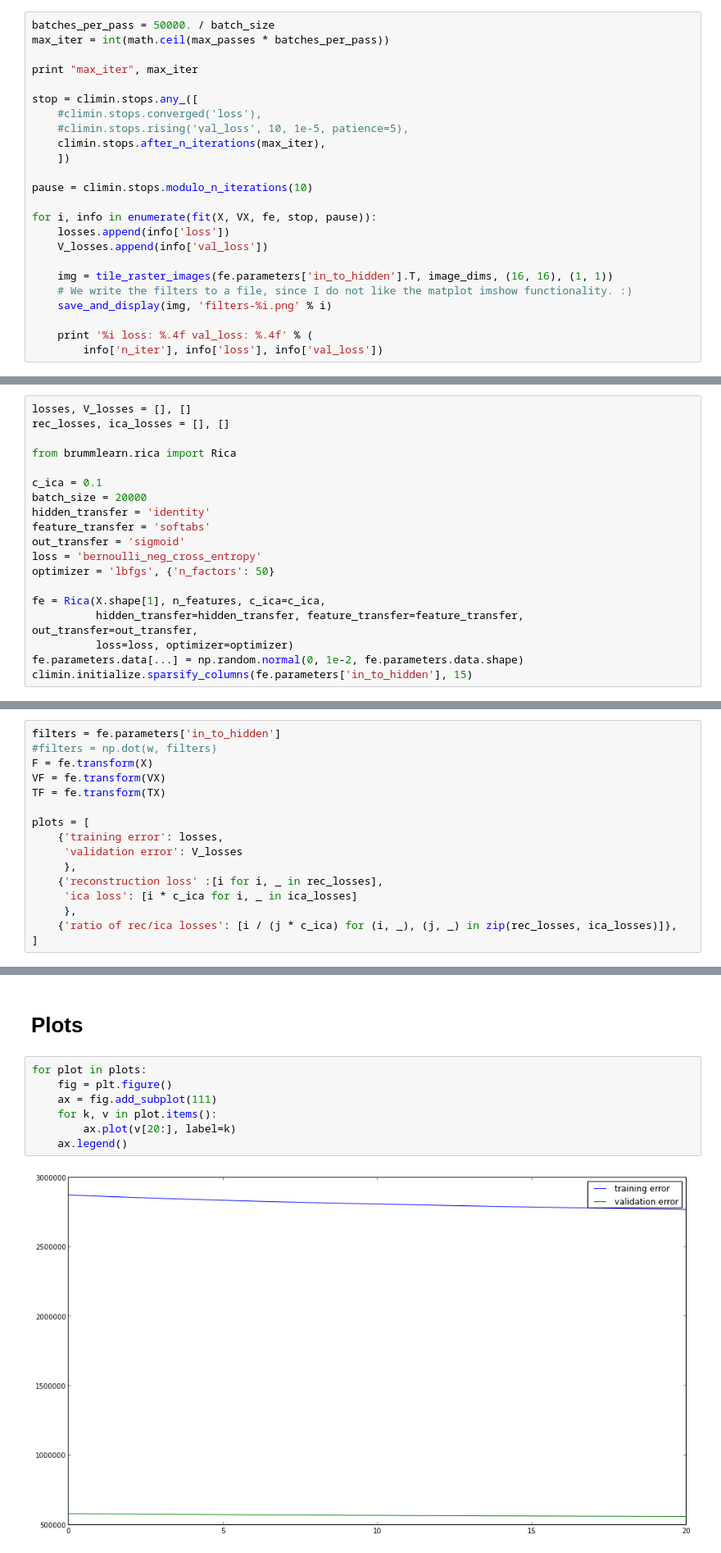
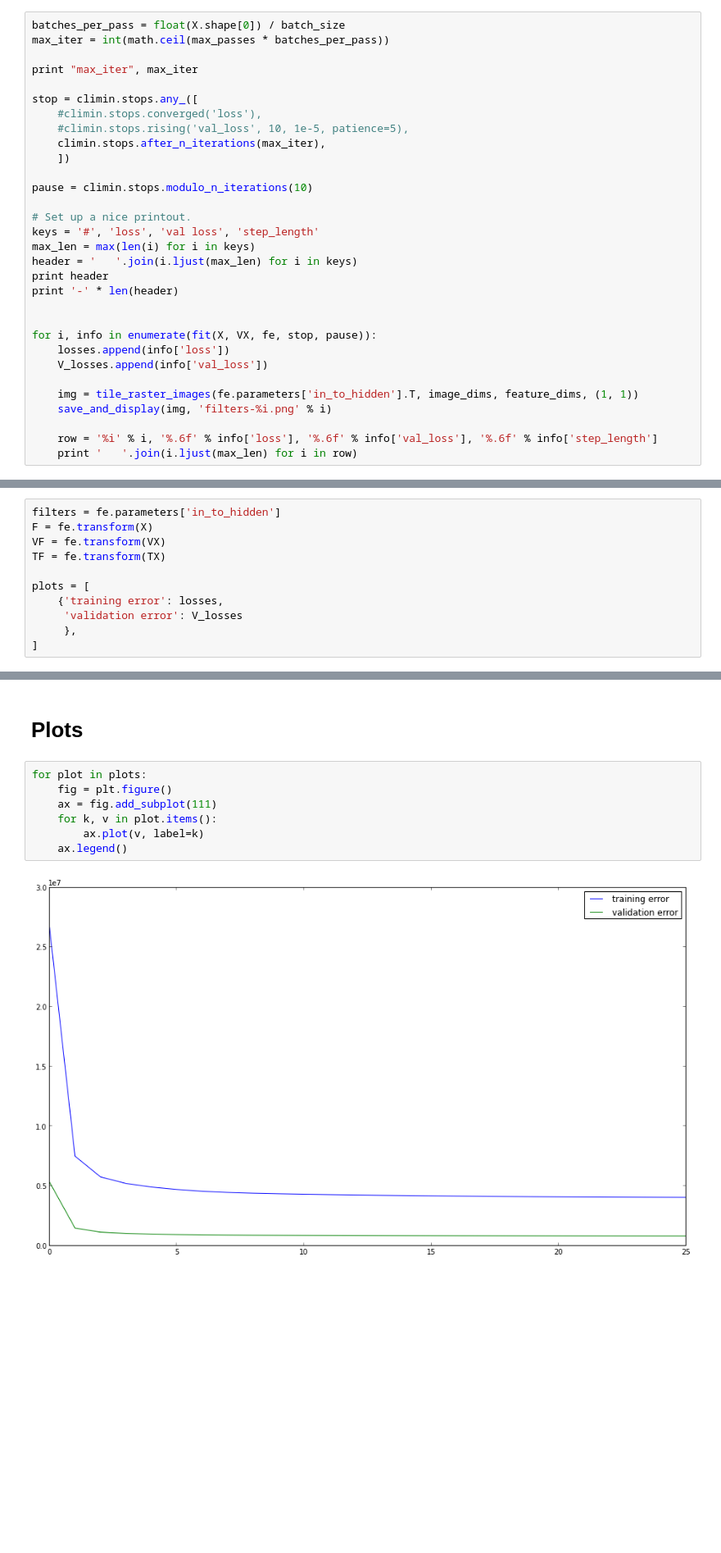
Before and after one commit to breze-no-salt/breze, a Jupyter notebook: notebooks/Auto Encoders on MNIST.ipynb, the cells around one changed output, grey strips where cells are left out. Shown: that part at 82% size. Drawn from its saved outputs; the diff is of its cells as text; blank space fills up the shorter version.

```diff
--- a/notebooks/Auto Encoders on MNIST.ipynb
+++ b/notebooks/Auto Encoders on MNIST.ipynb
@@ -107,5 +151,5 @@ fe.parameters.data[...] = np.random.normal(0, 1e-1, fe.parameters.data.shape)
 # %%
-batches_per_pass = 50000. / batch_size
+batches_per_pass = float(X.shape[0]) / batch_size
 max_iter = int(math.ceil(max_passes * batches_per_pass))
 
 print "max_iter", max_iter
@@ -118,14 +162,21 @@ stop = climin.stops.any_([
 
 pause = climin.stops.modulo_n_iterations(10)
 
+# Set up a nice printout.
+keys = '#', 'loss', 'val loss', 'step_length'
+max_len = max(len(i) for i in keys)
+header = '   '.join(i.ljust(max_len) for i in keys)
+print header
+print '-' * len(header)
+
+
 for i, info in enumerate(fit(X, VX, fe, stop, pause)):
     losses.append(info['loss'])
     V_losses.append(info['val_loss'])
 
-    img = tile_raster_images(fe.parameters['in_to_hidden'].T, image_dims, (16, 16), (1, 1))
-    # We write the filters to a file, since I do not like the matplot imshow functionality. :)
+    img = tile_raster_images(fe.parameters['in_to_hidden'].T, image_dims, feature_dims, (1, 1))
     save_and_display(img, 'filters-%i.png' % i)
 
-    print '%i loss: %.4f val_loss: %.4f' % (
-        info['n_iter'], info['loss'], info['val_loss'])
+    row = '%i' % i, '%.6f' % info['loss'], '%.6f' % info['val_loss'], '%.6f' % info['step_length']
+    print '   '.join(i.ljust(max_len) for i in row)
 # %% [output]
@@ -307,22 +200,3 @@ stopping condition
 # %% [markdown]
 ICA with reconstruction cost
 ============================
-# %%
-losses, V_losses = [], []
-rec_losses, ica_losses = [], []
-
-from brummlearn.rica import Rica
-
-c_ica = 0.1
-batch_size = 20000
-hidden_transfer = 'identity'
-feature_transfer = 'softabs'
-out_transfer = 'sigmoid'
-loss = 'bernoulli_neg_cross_entropy'
-optimizer = 'lbfgs', {'n_factors': 50}
-
-fe = Rica(X.shape[1], n_features, c_ica=c_ica,
-          hidden_transfer=hidden_transfer, feature_transfer=feature_transfer, out_transfer=out_transfer,
-          loss=loss, optimizer=optimizer)
-fe.parameters.data[...] = np.random.normal(0, 1e-2, fe.parameters.data.shape)
-climin.initialize.sparsify_columns(fe.parameters['in_to_hidden'], 15)
@@ -396,6 +259,5 @@ KeyboardInterrupt:
 # %%
 filters = fe.parameters['in_to_hidden']
-#filters = np.dot(w, filters)
 F = fe.transform(X)
 VF = fe.transform(VX)
 TF = fe.transform(TX)
@@ -404,8 +266,4 @@ plots = [
     {'training error': losses,
      'validation error': V_losses
      },
-    {'reconstruction loss' :[i for i, _ in rec_losses],
-     'ica loss': [i * c_ica for i, _ in ica_losses]
-     },
-    {'ratio of rec/ica losses': [i / (j * c_ica) for (i, _), (j, _) in zip(rec_losses, ica_losses)]},
 ]
@@ -428,9 +291,9 @@ Plots
 # %%
 for plot in plots:
     fig = plt.figure()
     ax = fig.add_subplot(111)
     for k, v in plot.items():
-        ax.plot(v[20:], label=k)
+        ax.plot(v, label=k)
     ax.legend()
 # %% [output]
-[figure, old version]
+[figure, new version]
```
Also changed, not shown: parts of 36 cells of this notebook.
